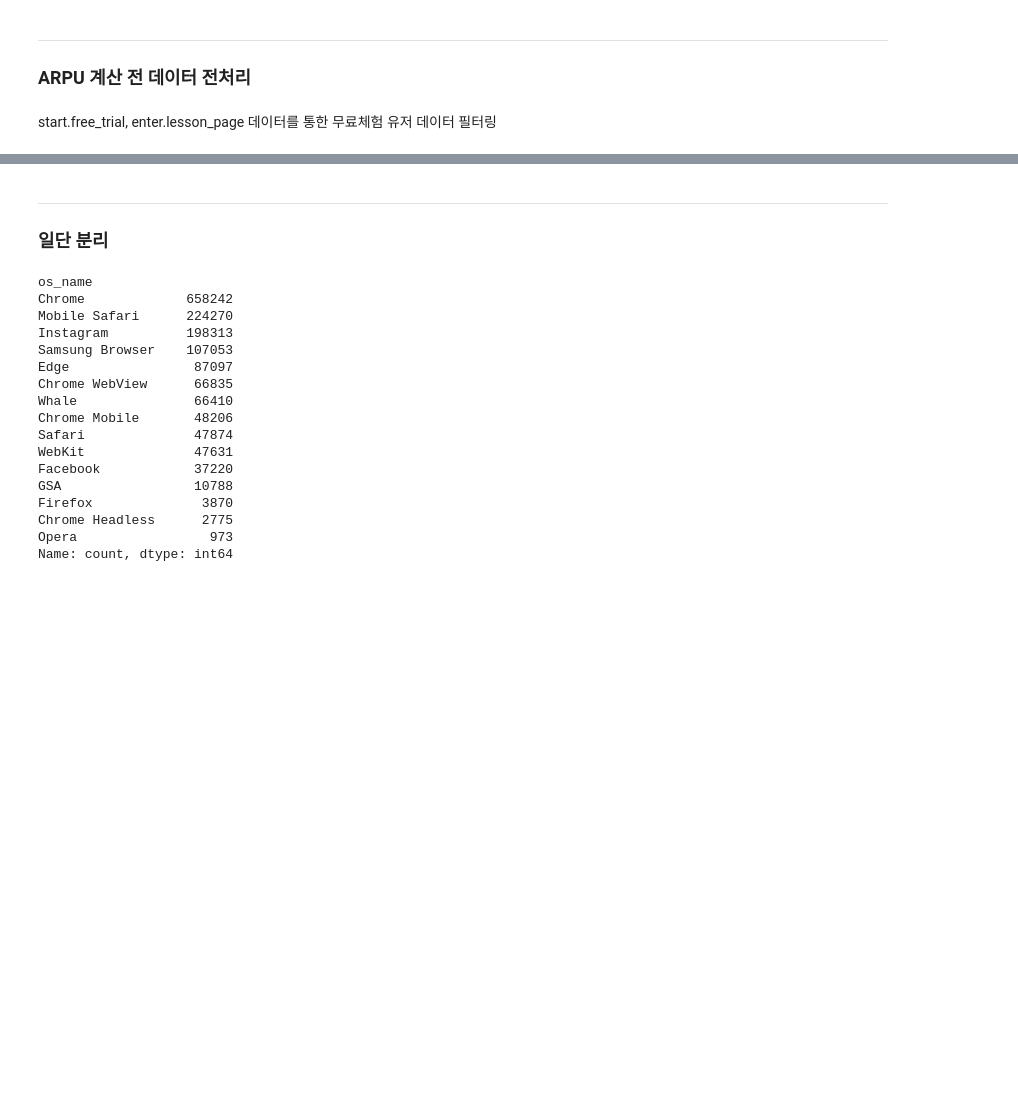
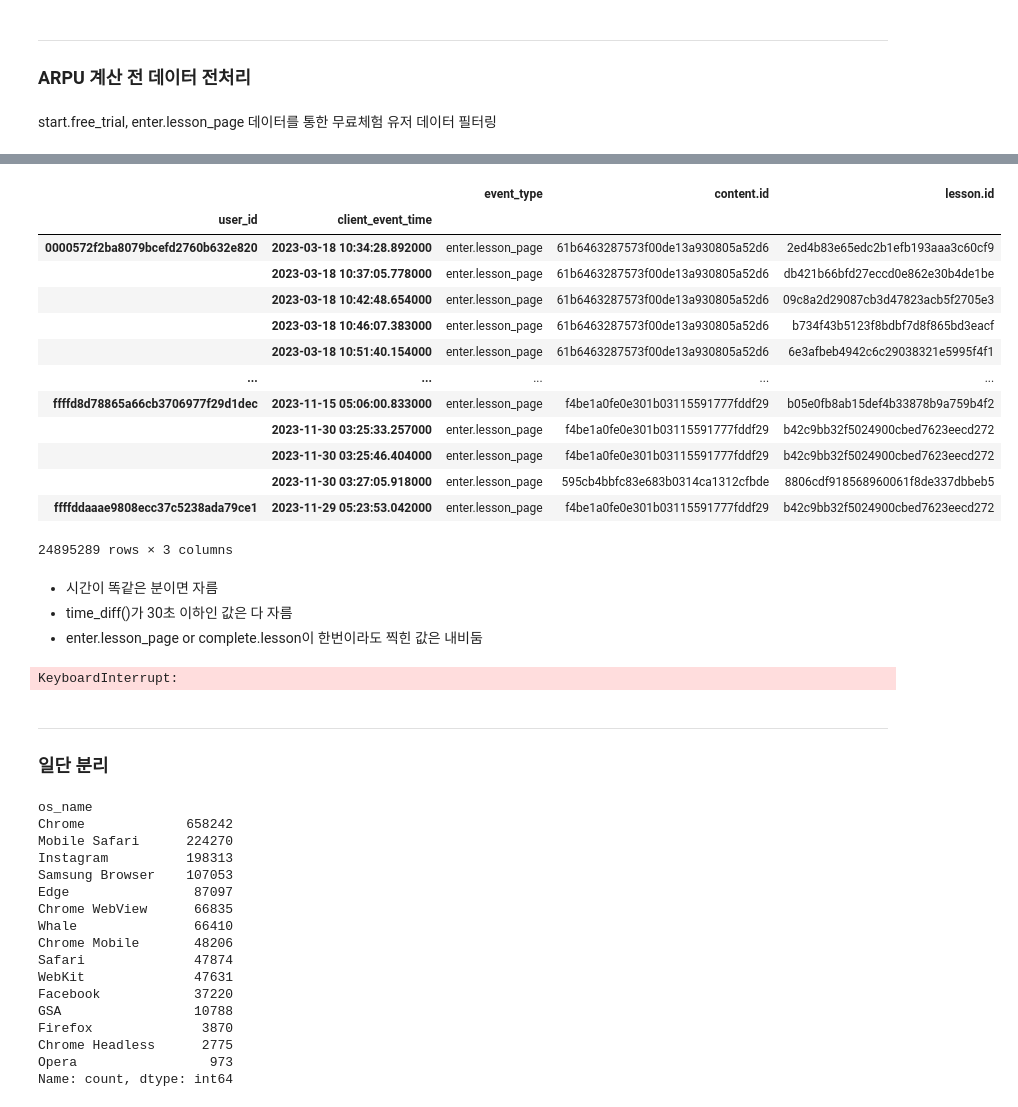
Before and after one commit to saeraniren/intermediate_project, a Jupyter notebook: lwc_main.ipynb, the cells around one changed output, grey strips where cells are left out. Saved outputs shown, nothing was run; the diff lists cells and outputs as text; code cells hidden in the pictures; blank space fills up the shorter version.

```diff
--- a/lwc_main.ipynb
+++ b/lwc_main.ipynb
@@ -1081,21 +933,0 @@ See the caveats in the documentation: https://pandas.pydata.org/pandas-docs/stab
-# %%
-# 원본 데이터 중 is_trial이 null값이 아니고, True인 값 필터링
-enter_lesson_page_df = enter_lesson_page_df[(enter_lesson_page_df['is_trial'].notnull()) & (enter_lesson_page_df['is_trial'] == True)]
-
-# enter.lesson_page 내에서 필요한 데이터 컬럼 가져오기
-enter_lesson_page_df_for_arpu = enter_lesson_page_df[['user_id', 'client_event_time']]
-
-# 가져온 데이터 중 user_id 중복값 체크후 있을 경우 client_event_time값을 first로 가져오기
-enter_lesson_page_df_for_arpu = enter_lesson_page_df_for_arpu.drop_duplicates(subset='user_id', keep='first')
-
-# 데이터 타입 변결
-enter_lesson_page_df_for_arpu['client_event_time'] = pd.to_datetime(enter_lesson_page_df_for_arpu['client_event_time'])
-
-# start.free_trial 데이터셋의 수집 기간 중 수집하지 못한 데이터 기간을 필터링
-enter_lesson_page_df_for_arpu = enter_lesson_page_df_for_arpu[enter_lesson_page_df_for_arpu['client_event_time'] > '2023-05-01']
-
-# period를 통한 월별 데이터 컬럼 생성 및 값 추가
-enter_lesson_page_df_for_arpu['period'] = enter_lesson_page_df_for_arpu['client_event_time'].dt.to_period('M')
-
-# index 재정렬
-enter_lesson_page_df_for_arpu = enter_lesson_page_df_for_arpu.reset_index(drop=True)
@@ -1134,0 +1018,43 @@ print(len(set(start_free_trial_df_for_arpu['user_id']) & set(enter_lesson_page_d
+# %%
+complete_lesson_df = complete.lesson()
+# %%
+# 임시 리스트 생성
+temp_list = []
+
+for data in [enter_lesson_page_df, complete_lesson_df]:
+    # 필요한 컬럼만 추출하여 필터링
+    data = data[['user_id', 'client_event_time', 'event_type', 'content.id', 'lesson.id']]
+
+    # 임시 리스트에 저장
+    temp_list.append(data)
+
+# 임시 리스트를 사용하여 데이터 concat
+lesson_concat_df = pd.concat(temp_list, axis=0)
+
+# reset_index()로 인덱스 재정렬
+lesson_concat_df.reset_index(drop=True)
+
+# user_id, client_event_time을 기준으로 오름차순 정렬
+lesson_concat_df.sort_values(by=['user_id', 'client_event_time'], ascending=[True, True])
+
+# 데이터 그룹핑
+lesson_concat_df.groupby(['user_id', 'client_event_time'])[['event_type', 'content.id', 'lesson.id']].sum().reset_index()
+# %% [output]
+|  |  | event_type | content.id | lesson.id |
+| user_id | client_event_time |  |  |  |
+| 0000572f2ba8079bcefd2760b632e820 | 2023-03-18 10:34:28.892000 | enter.lesson_page | 61b6463287573f00de13a930805a52d6 | 2ed4b83e65edc2b1efb193aaa3c60cf9 |
+|  | 2023-03-18 10:37:05.778000 | enter.lesson_page | 61b6463287573f00de13a930805a52d6 | db421b66bfd27eccd0e862e30b4de1be |
+|  | 2023-03-18 10:42:48.654000 | enter.lesson_page | 61b6463287573f00de13a930805a52d6 | 09c8a2d29087cb3d47823acb5f2705e3 |
+|  | 2023-03-18 10:46:07.383000 | enter.lesson_page | 61b6463287573f00de13a930805a52d6 | b734f43b5123f8bdbf7d8f865bd3eacf |
+|  | 2023-03-18 10:51:40.154000 | enter.lesson_page | 61b6463287573f00de13a930805a52d6 | 6e3afbeb4942c6c29038321e5995f4f1 |
+| ... | ... | ... | ... | ... |
+| ffffd8d78865a66cb3706977f29d1dec | 2023-11-15 05:06:00.833000 | enter.lesson_page | f4be1a0fe0e301b03115591777fddf29 | b05e0fb8ab15def4b33878b9a759b4f2 |
+|  | 2023-11-30 03:25:33.257000 | enter.lesson_page | f4be1a0fe0e301b03115591777fddf29 | b42c9bb32f5024900cbed7623eecd272 |
+|  | 2023-11-30 03:25:46.404000 | enter.lesson_page | f4be1a0fe0e301b03115591777fddf29 | b42c9bb32f5024900cbed7623eecd272 |
+|  | 2023-11-30 03:27:05.918000 | enter.lesson_page | 595cb4bbfc83e683b0314ca1312cfbde | 8806cdf918568960061f8de337dbbeb5 |
+| ffffddaaae9808ecc37c5238ada79ce1 | 2023-11-29 05:23:53.042000 | enter.lesson_page | f4be1a0fe0e301b03115591777fddf29 | b42c9bb32f5024900cbed7623eecd272 |
+24895289 rows × 3 columns
+# %% [markdown]
+- 시간이 똑같은 분이면 자름
+- time_diff()가 30초 이하인 값은 다 자름
+- enter.lesson_page or complete.lesson이 한번이라도 찍힌 값은 내비둠
@@ -1135,3 +1063,11 @@ print(len(set(start_free_trial_df_for_arpu['user_id']) & set(enter_lesson_page_d
+# %%
+unique_id = lesson_groupby[lesson_groupby['event_type'].isin(['complete.lesson'])]['user_id'].unique()
+lesson_groupby.groupby(['user_id', 'content.id', 'lesson.id']).agg(
+    start_lesson_time = ('client_event_time', lambda x: x[lesson_groupby['event_type'] == 'enter.lesson_page'].iloc[0] if not x[lesson_groupby['event_type'] == 'enter.lesson_page'].empty else None),
+    end_lesson_time = ('client_event_time', lambda x: x[lesson_groupby['event_type'] == 'complete.lesson'].iloc[0] if not x[lesson_groupby['event_type'] == 'complete.lesson'].empty else None)
+)
+# %% [output]
+KeyboardInterrupt:
 # %% [markdown]
 ---
 ### 일단 분리
```
Also changed, not shown: parts of 23 cells of this notebook, 1 other file.
